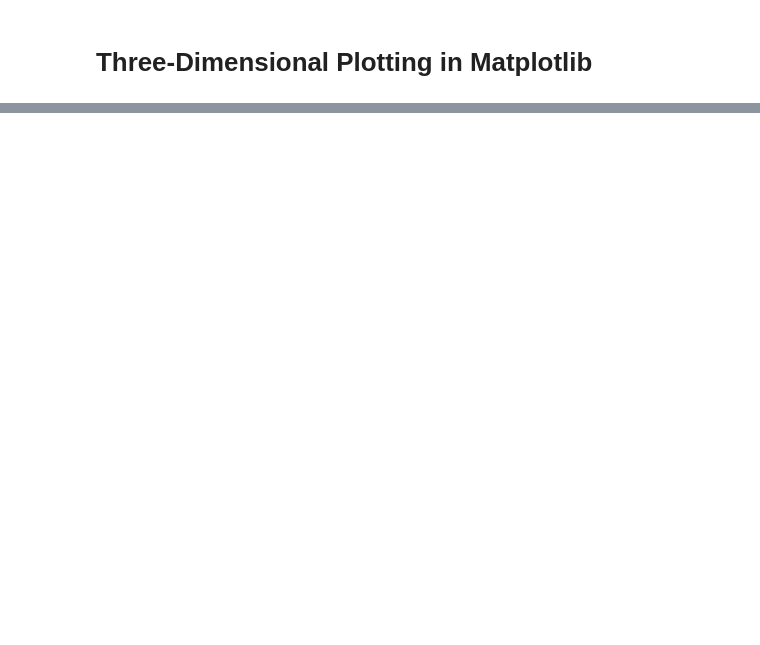
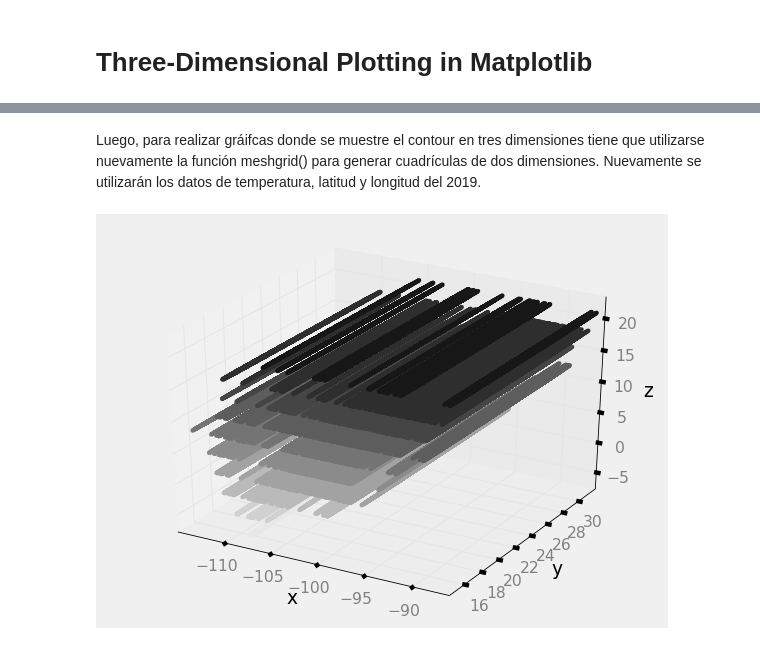
Before and after one commit to DCIDA2019/da2019-anaisabelotodo, a Jupyter notebook: Semana3/Tarea/Tarea.ipynb, the cells around one changed output, grey strips where cells are left out. Drawn from its saved outputs; the diff is of its cells as text; code cells hidden in the pictures; blank space fills up the shorter version.

```diff
--- a/Semana3/Tarea/Tarea.ipynb
+++ b/Semana3/Tarea/Tarea.ipynb
@@ -880,0 +915,17 @@ with plt.style.context('dark_background'):
+# %% [markdown]
+Luego, para realizar gráifcas donde se muestre el contour en tres dimensiones tiene que utilizarse nuevamente la función meshgrid() para generar cuadrículas de dos dimensiones. Nuevamente se utilizarán los datos de temperatura, latitud y longitud del 2019.
+# %%
+x = temp_minima_2019['Lon'] # Guardo los datos de longitud
+y = temp_minima_2019['Lat'] # Guardo los datos de latitud
+
+X, Y = np.meshgrid(x, y) # Creo la cuadrícula
+Z, W = np.meshgrid(temp_minima_2019['Tmin'], x) # Genero la cuadrícula para temperatura
+
+fig = plt.figure() # Creo el canvas
+ax = plt.axes(projection='3d')
+ax.contour3D(X, Y, Z, 10, cmap='binary')
+ax.set_xlabel('x')
+ax.set_ylabel('y')
+ax.set_zlabel('z');
+# %% [output]
+[figure, added]
```
Also changed, not shown: parts of 33 cells of this notebook.
